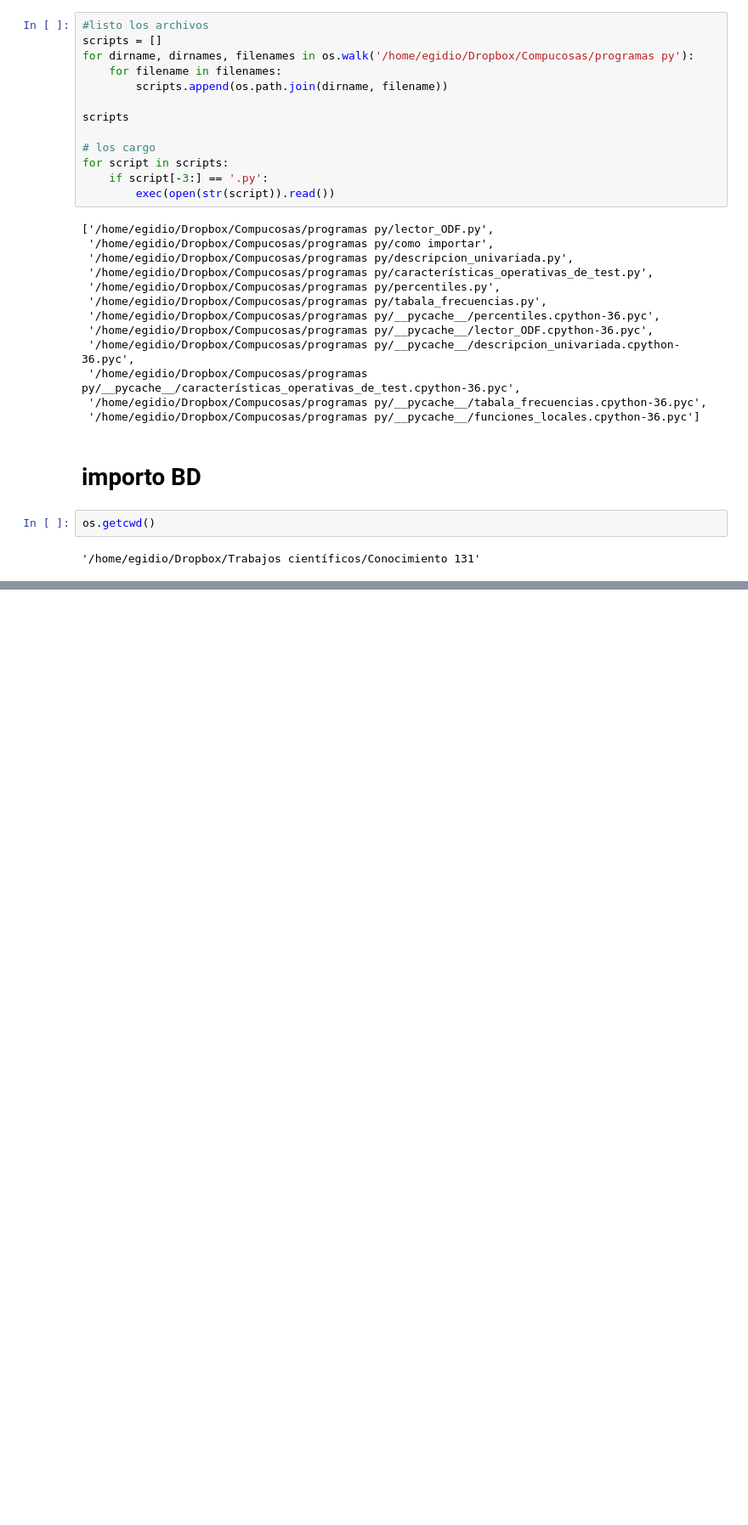
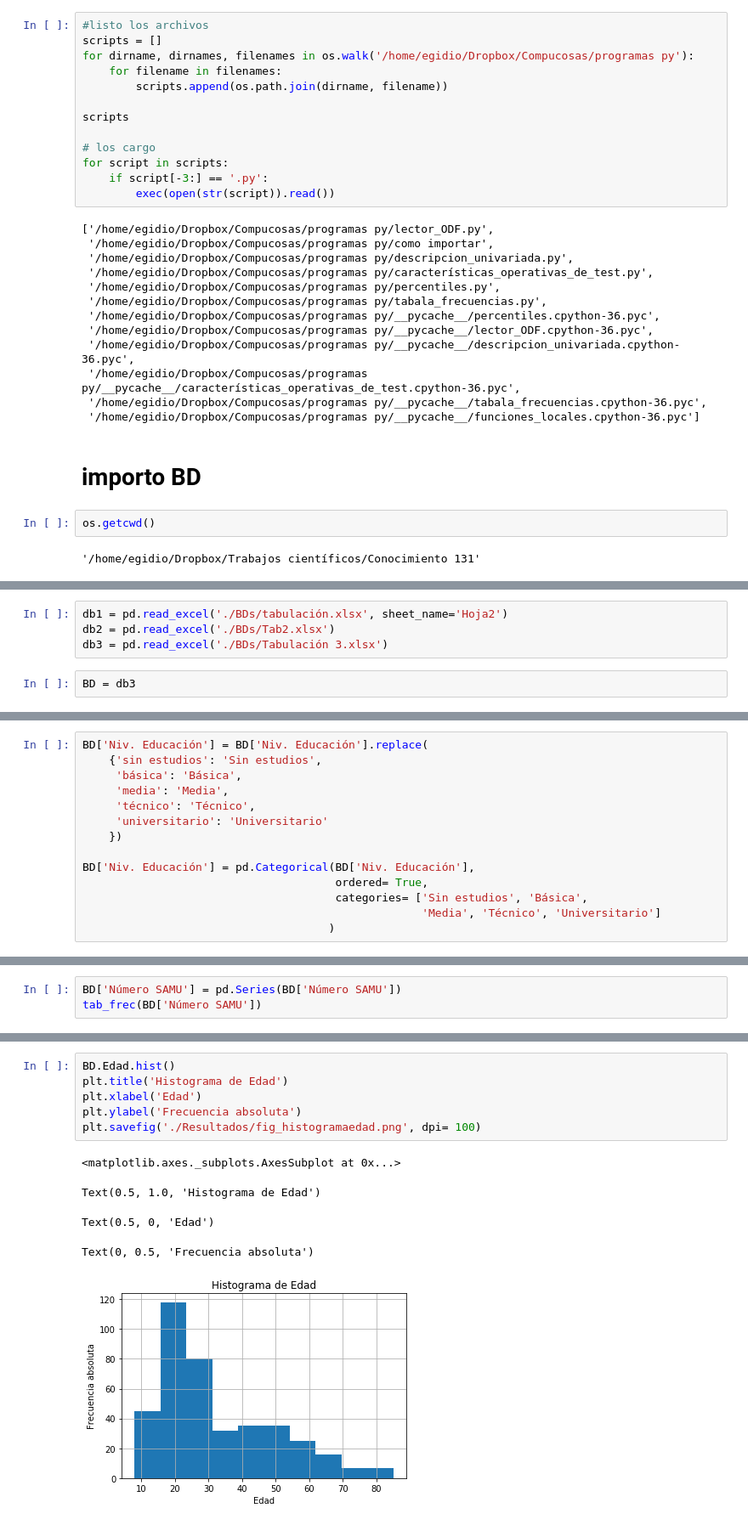
Before and after one commit to superegi/conocimiento131, a Jupyter notebook: Conocimiento 131.ipynb, the cells around one changed output, grey strips where cells are left out. Shown at 85% size. Saved outputs shown, nothing was run; the diff lists cells and outputs as text; blank space fills up the shorter version.

Commit message:
algunos resultados ....

```diff
--- a/Conocimiento 131.ipynb
+++ b/Conocimiento 131.ipynb
@@ -295,0 +79,6 @@ db2.groupby('Nacionalidad').count()
+# %%
+db1 = pd.read_excel('./BDs/tabulación.xlsx', sheet_name='Hoja2')
+db2 = pd.read_excel('./BDs/Tab2.xlsx')
+db3 = pd.read_excel('./BDs/Tabulación 3.xlsx')
+# %%
+BD = db3
@@ -295,0 +132,14 @@ db2.groupby('Nacionalidad').count()
+# %%
+BD['Niv. Educación'] = BD['Niv. Educación'].replace(
+    {'sin estudios': 'Sin estudios',
+     'básica': 'Básica',
+     'media': 'Media',
+     'técnico': 'Técnico',
+     'universitario': 'Universitario'
+    })
+
+BD['Niv. Educación'] = pd.Categorical(BD['Niv. Educación'],
+                                      ordered= True,
+                                      categories= ['Sin estudios', 'Básica',
+                                                   'Media', 'Técnico', 'Universitario']
+                                     )
@@ -295,0 +158,3 @@ db2.groupby('Nacionalidad').count()
+# %%
+BD['Número SAMU'] = pd.Series(BD['Número SAMU'])
+tab_frec(BD['Número SAMU'])
@@ -295,0 +205,12 @@ db2.groupby('Nacionalidad').count()
+# %%
+BD.Edad.hist()
+plt.title('Histograma de Edad')
+plt.xlabel('Edad')
+plt.ylabel('Frecuencia absoluta')
+plt.savefig('./Resultados/fig_histogramaedad.png', dpi= 100)
+# %% [output]
+<matplotlib.axes._subplots.AxesSubplot at 0x...>
+Text(0.5, 1.0, 'Histograma de Edad')
+Text(0.5, 0, 'Edad')
+Text(0, 0.5, 'Frecuencia absoluta')
+[figure, added]
```
Also changed, not shown: parts of 33 cells of this notebook.
